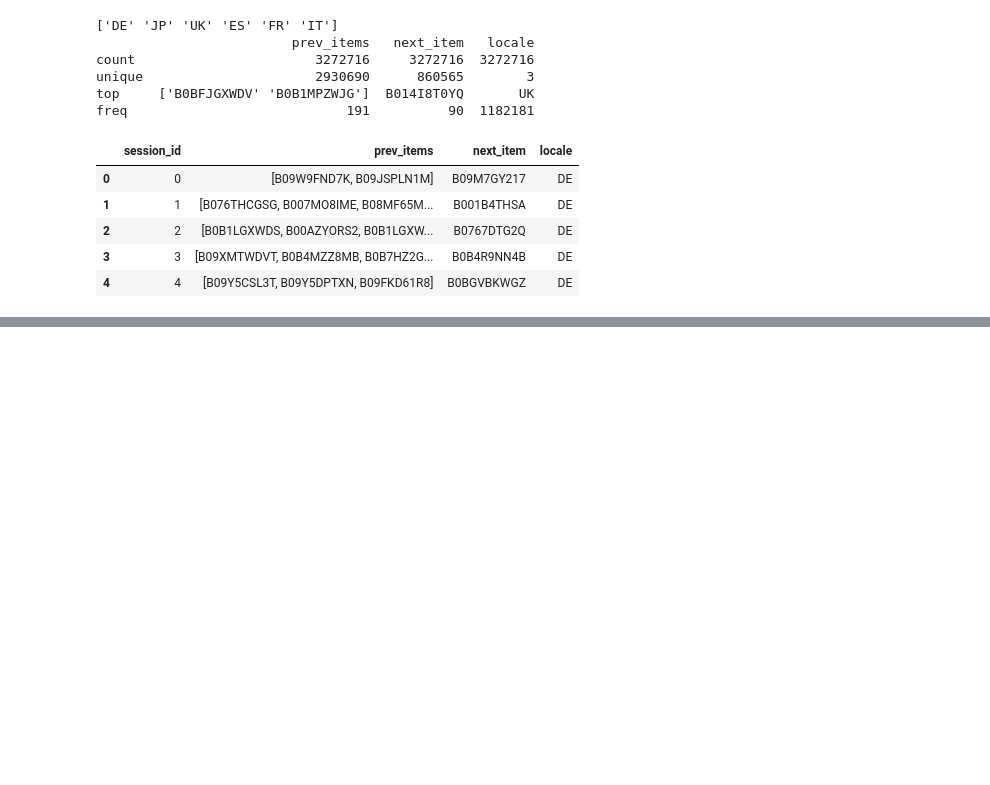
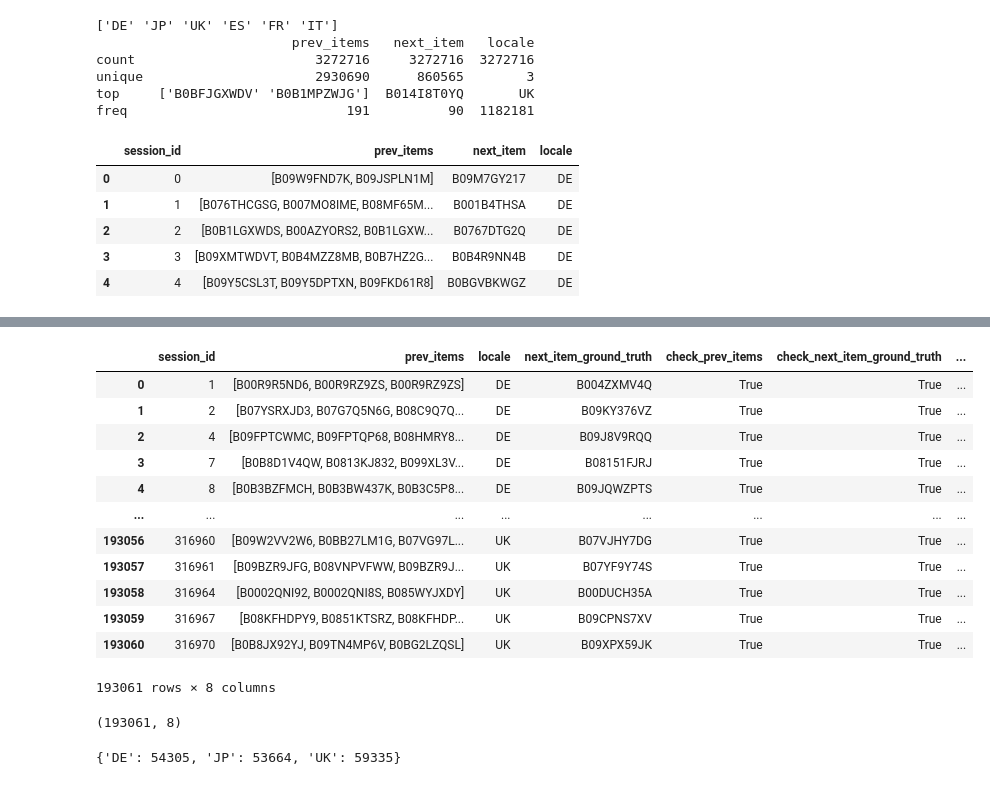
Before and after one commit to kftam1994/SR-GNN, a Jupyter notebook: Sample and Process Amazon M2 and then Generate sentence embedding.ipynb, the cells around one changed output, grey strips where cells are left out. Drawn from its saved outputs; the diff is of its cells as text; code cells hidden in the pictures; blank space fills up the shorter version.

```diff
--- a/Sample and Process Amazon M2 and then Generate sentence embedding.ipynb
+++ b/Sample and Process Amazon M2 and then Generate sentence embedding.ipynb
@@ -102,0 +185,5 @@ filtered_products.head()
+# %%
+testing_sessions = pd.read_csv('./sessions_test_task1_phase1.csv')
+ground_truth = pd.read_csv('./ground_truth/ground_truth/phase1/gt_task1.csv')
+testing_sessions['next_item_ground_truth'] = ground_truth['next_item']
+testing_sessions['prev_items'] = testing_sessions['prev_items'].str.replace('[','').str.replace(']','').str.replace('\'','').str.split()
@@ -102,0 +199,37 @@ filtered_products.head()
+# %%
+testing_sessions['check_prev_items'] = pd.Series([np.all(list(map(product_item2id.__contains__, zip(items,[locale]*len(items))))) for items,locale in zip(testing_sessions['prev_items'], testing_sessions['locale'])])
+testing_sessions['check_next_item_ground_truth'] = pd.Series([np.all(list(map(product_item2id.__contains__, [(items,locale)]))) for items,locale in zip(testing_sessions['next_item_ground_truth'], testing_sessions['locale'])])
+
+sample_testing_sessions = testing_sessions[(testing_sessions['check_prev_items']==True) & (testing_sessions['check_next_item_ground_truth']==True)]
+sample_testing_sessions = sample_testing_sessions.rename_axis('session_id').reset_index()
+sample_testing_sessions.reset_index(drop=True, inplace=True)
+sample_testing_sessions['next_item_id_ground_truth'] = pd.Series(zip(sample_testing_sessions['next_item_ground_truth'], sample_testing_sessions['locale'])).map(product_item2id)
+sample_testing_sessions['prev_items_id'] = pd.Series([list(map(product_item2id.get, zip(items,[locale]*len(items)))) for items,locale in zip(sample_testing_sessions['prev_items'], sample_testing_sessions['locale'])]) # Fastest way: https://stackoverflow.com/questions/69548440/map-dictionary-values-to-lists-in-a-pandas-dataframe
+
+sample_testing_sessions
+# %% [output]
+|  | session_id | prev_items | locale | next_item_ground_truth | check_prev_items | check_next_item_ground_truth | ... |
+| 0 | 1 | [B00R9R5ND6, B00R9RZ9ZS, B00R9RZ9ZS] | DE | B004ZXMV4Q | True | True | ... |
+| 1 | 2 | [B07YSRXJD3, B07G7Q5N6G, B08C9Q7Q... | DE | B09KY376VZ | True | True | ... |
+| 2 | 4 | [B09FPTCWMC, B09FPTQP68, B08HMRY8... | DE | B09J8V9RQQ | True | True | ... |
+| 3 | 7 | [B0B8D1V4QW, B0813KJ832, B099XL3V... | DE | B08151FJRJ | True | True | ... |
+| 4 | 8 | [B0B3BZFMCH, B0B3BW437K, B0B3C5P8... | DE | B09JQWZPTS | True | True | ... |
+| ... | ... | ... | ... | ... | ... | ... | ... |
+| 193056 | 316960 | [B09W2VV2W6, B0BB27LM1G, B07VG97L... | UK | B07VJHY7DG | True | True | ... |
+| 193057 | 316961 | [B09BZR9JFG, B08VNPVFWW, B09BZR9J... | UK | B07YF9Y74S | True | True | ... |
+| 193058 | 316964 | [B0002QNI92, B0002QNI8S, B085WYJXDY] | UK | B00DUCH35A | True | True | ... |
+| 193059 | 316967 | [B08KFHDPY9, B0851KTSRZ, B08KFHDP... | UK | B09CPNS7XV | True | True | ... |
+| 193060 | 316970 | [B0B8JX92YJ, B09TN4MP6V, B0BG2LZQSL] | UK | B09XPX59JK | True | True | ... |
+193061 rows × 8 columns
+# %%
+sample_testing_sessions.shape
+# %% [output]
+(193061, 8)
+# %%
+sample_testing_sessions_per_locale = {}
+for locale in sample_testing_sessions['locale'].unique():
+    sample_testing_sessions_per_locale[locale] = set(sample_testing_sessions[sample_testing_sessions['locale']==locale]['prev_items'].explode().tolist()+\
+                                                      sample_testing_sessions[sample_testing_sessions['locale']==locale]['next_item_ground_truth'].tolist())
+print({k:len(v) for k,v in sample_testing_sessions_per_locale.items()})
+# %% [output]
+{'DE': 54305, 'JP': 53664, 'UK': 59335}
```
Also changed, not shown: parts of 51 cells of this notebook.
